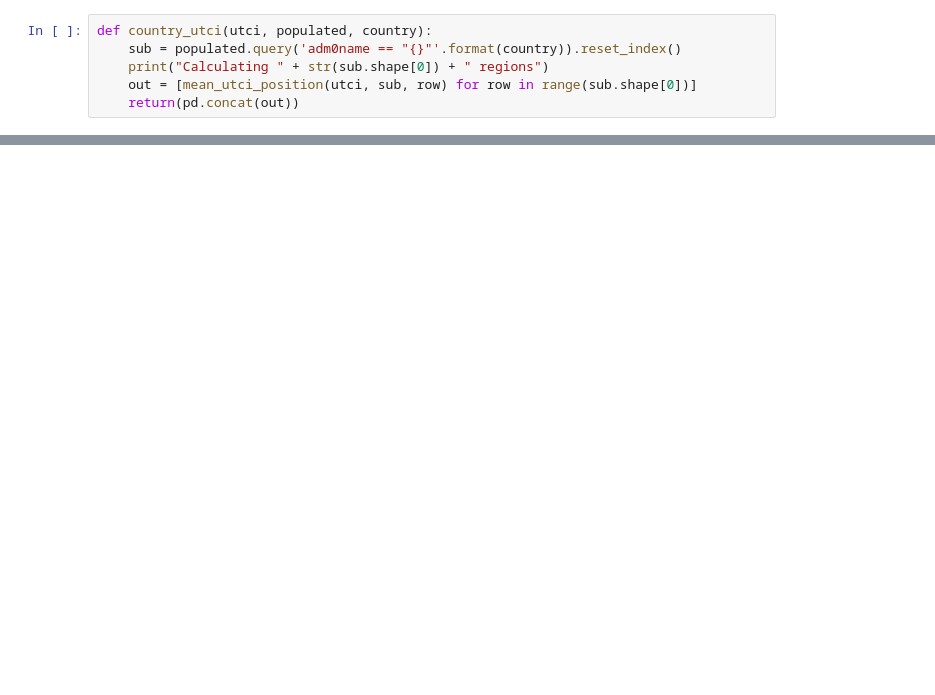
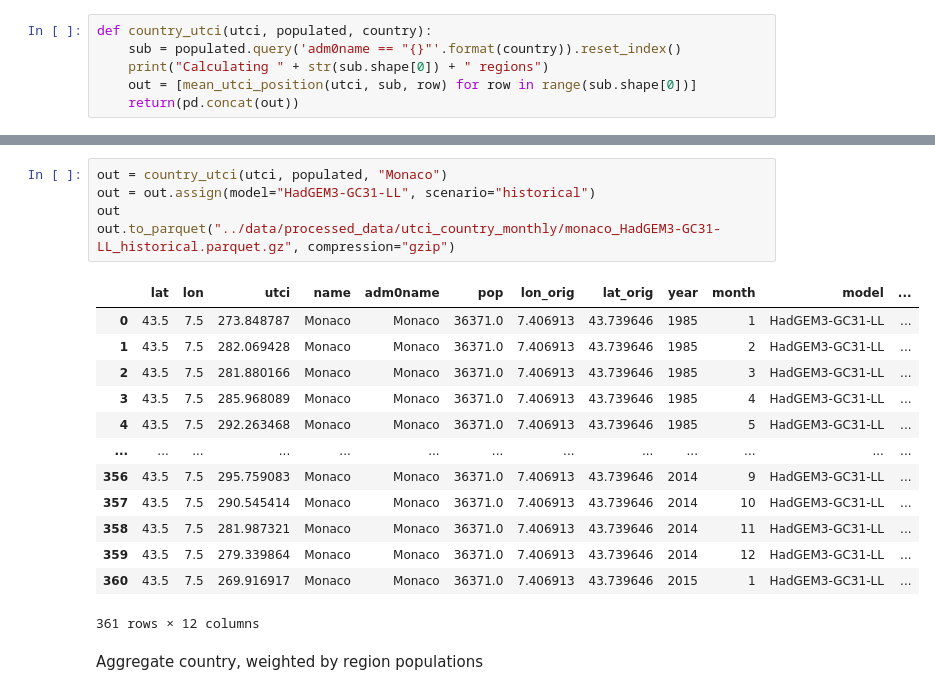
Before and after one commit to cmip6moap/project10, a Jupyter notebook: notebooks/utci_country_months.ipynb, the cells around one changed output, grey strips where cells are left out. Cells and saved outputs as stored; diff of their text form; blank space fills up the shorter version.

```diff
--- a/notebooks/utci_country_months.ipynb
+++ b/notebooks/utci_country_months.ipynb
@@ -248,0 +280,21 @@ Calculating 1 regions
+# %%
+out = country_utci(utci, populated, "Monaco")
+out = out.assign(model="HadGEM3-GC31-LL", scenario="historical")
+out
+out.to_parquet("../data/processed_data/utci_country_monthly/monaco_HadGEM3-GC31-LL_historical.parquet.gz", compression="gzip")
+# %% [output]
+|  | lat | lon | utci | name | adm0name | pop | lon_orig | lat_orig | year | month | model | ... |
+| 0 | 43.5 | 7.5 | 273.848787 | Monaco | Monaco | 36371.0 | 7.406913 | 43.739646 | 1985 | 1 | HadGEM3-GC31-LL | ... |
+| 1 | 43.5 | 7.5 | 282.069428 | Monaco | Monaco | 36371.0 | 7.406913 | 43.739646 | 1985 | 2 | HadGEM3-GC31-LL | ... |
+| 2 | 43.5 | 7.5 | 281.880166 | Monaco | Monaco | 36371.0 | 7.406913 | 43.739646 | 1985 | 3 | HadGEM3-GC31-LL | ... |
+| 3 | 43.5 | 7.5 | 285.968089 | Monaco | Monaco | 36371.0 | 7.406913 | 43.739646 | 1985 | 4 | HadGEM3-GC31-LL | ... |
+| 4 | 43.5 | 7.5 | 292.263468 | Monaco | Monaco | 36371.0 | 7.406913 | 43.739646 | 1985 | 5 | HadGEM3-GC31-LL | ... |
+| ... | ... | ... | ... | ... | ... | ... | ... | ... | ... | ... | ... | ... |
+| 356 | 43.5 | 7.5 | 295.759083 | Monaco | Monaco | 36371.0 | 7.406913 | 43.739646 | 2014 | 9 | HadGEM3-GC31-LL | ... |
+| 357 | 43.5 | 7.5 | 290.545414 | Monaco | Monaco | 36371.0 | 7.406913 | 43.739646 | 2014 | 10 | HadGEM3-GC31-LL | ... |
+| 358 | 43.5 | 7.5 | 281.987321 | Monaco | Monaco | 36371.0 | 7.406913 | 43.739646 | 2014 | 11 | HadGEM3-GC31-LL | ... |
+| 359 | 43.5 | 7.5 | 279.339864 | Monaco | Monaco | 36371.0 | 7.406913 | 43.739646 | 2014 | 12 | HadGEM3-GC31-LL | ... |
+| 360 | 43.5 | 7.5 | 269.916917 | Monaco | Monaco | 36371.0 | 7.406913 | 43.739646 | 2015 | 1 | HadGEM3-GC31-LL | ... |
+361 rows × 12 columns
+# %% [markdown]
+Aggregate country, weighted by region populations
```
Also changed, not shown: parts of 16 cells of this notebook, 7 other files.
